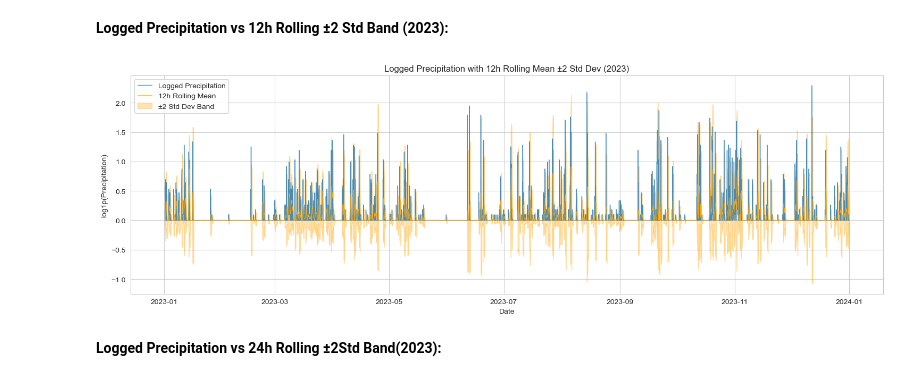
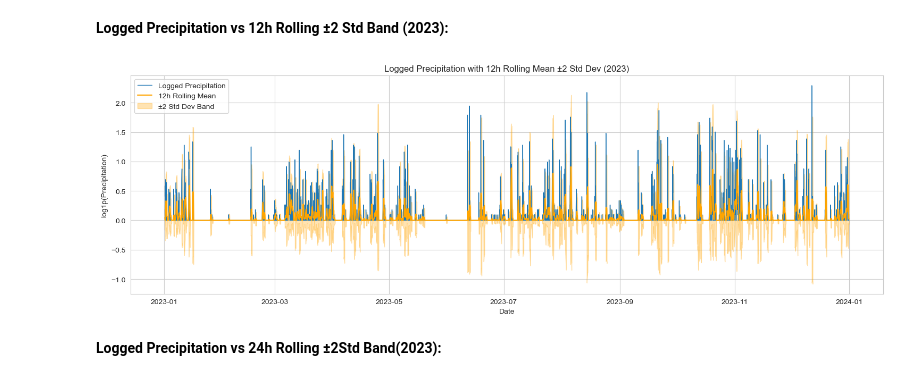
Before and after one commit to Jeremiah-Bachtin/comp1884-group6-weather-anomaly-detection-system, a Jupyter notebook: notebooks/notebook_jeremy_EDA.ipynb, the cells around one changed output. Saved outputs shown, nothing was run; the diff lists cells and outputs as text; code cells hidden in the pictures.

```diff
--- a/notebooks/notebook_jeremy_EDA.ipynb
+++ b/notebooks/notebook_jeremy_EDA.ipynb
@@ -457,30 +470,30 @@ The log transformation (`log1p`) works better than Yeo-Johnson in preserving sma
 # %%
 # Visual Check – Logged Precipitation with 12h ±2 Std Dev Bands (2023)
 
 # Step 2: Compute 12-hour rolling stats on logged precipitation
 df_2023['rolling_mean_12h'] = df_2023['precip_log'].rolling(window=12).mean()
 df_2023['rolling_std_12h'] = df_2023['precip_log'].rolling(window=12).std()
 df_2023['upper_bound'] = df_2023['rolling_mean_12h'] + 2 * df_2023['rolling_std_12h']
 df_2023['lower_bound'] = df_2023['rolling_mean_12h'] - 2 * df_2023['rolling_std_12h']
 
 # Step 3: Drop missing values for clean plotting
 plot_df = df_2023[['precip_log', 'rolling_mean_12h', 'upper_bound', 'lower_bound']].dropna().reset_index()
 
 # Step 4: Plot
 plt.figure(figsize=(15, 5))
-plt.plot(plot_df['date'], plot_df['precip_log'], label='Logged Precipitation', linewidth=1, alpha=0.8)
-plt.plot(plot_df['date'], plot_df['rolling_mean_12h'], label='12h Rolling Mean', color='orange', linewidth=0.6)
+plt.plot(plot_df['date'], plot_df['precip_log'], label='Logged Precipitation', linewidth=1)
+plt.plot(plot_df['date'], plot_df['rolling_mean_12h'], label='12h Rolling Mean', color='orange')
 plt.fill_between(plot_df['date'], plot_df['lower_bound'], plot_df['upper_bound'],
                  color='orange', alpha=0.3, label='±2 Std Dev Band')
 plt.title("Logged Precipitation with 12h Rolling Mean ±2 Std Dev (2023)")
 plt.ylabel("log1p(Precipitation)")
 plt.xlabel("Date")
 plt.legend()
 plt.grid(True)
 plt.tight_layout()
 plt.show()
 # %% [output]
-[figure, old version]
+[figure, new version]
 # %% [markdown]
 **Logged Precipitation vs 24h Rolling ±2Std Band(2023):**
 # %%
```
Also changed, not shown: parts of 2 cells of this notebook.
